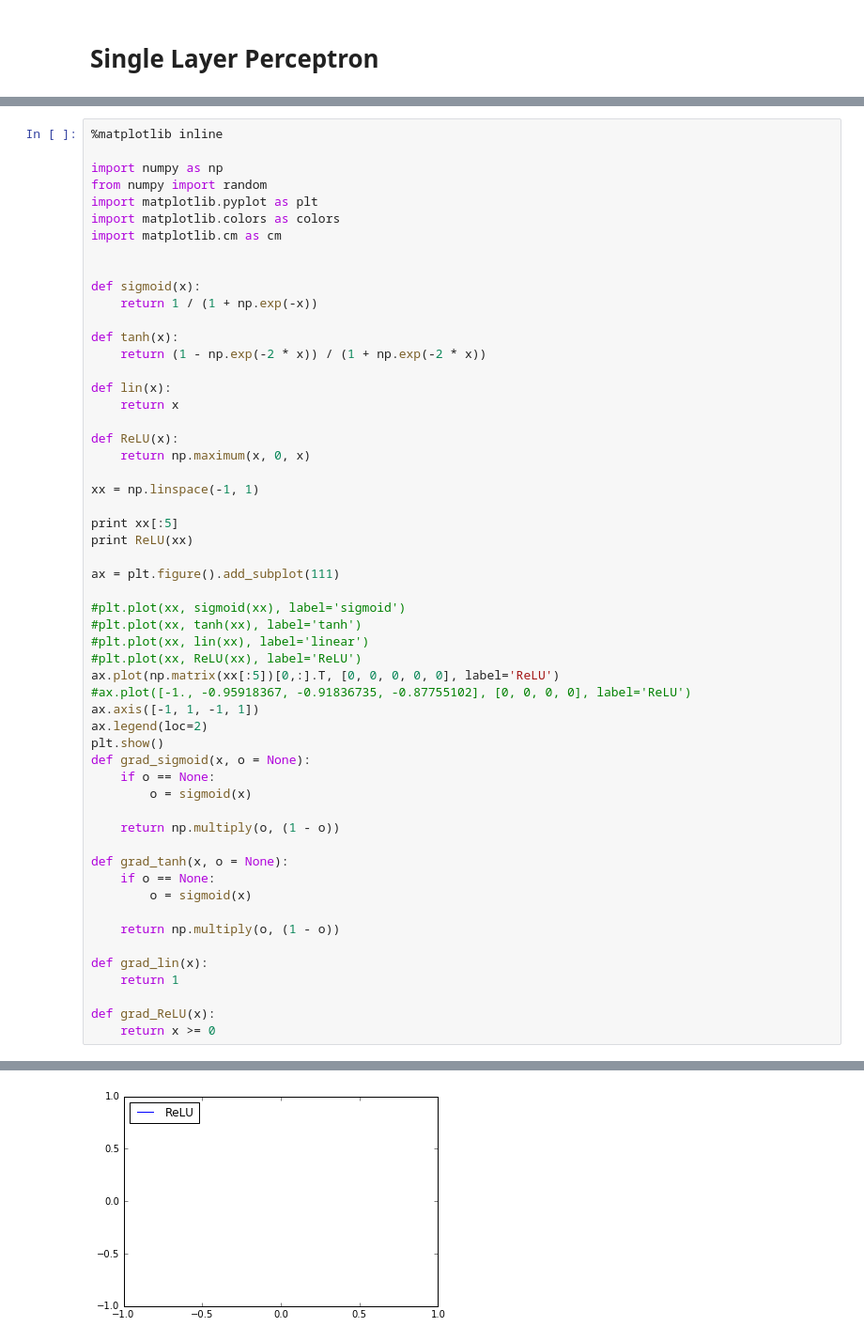
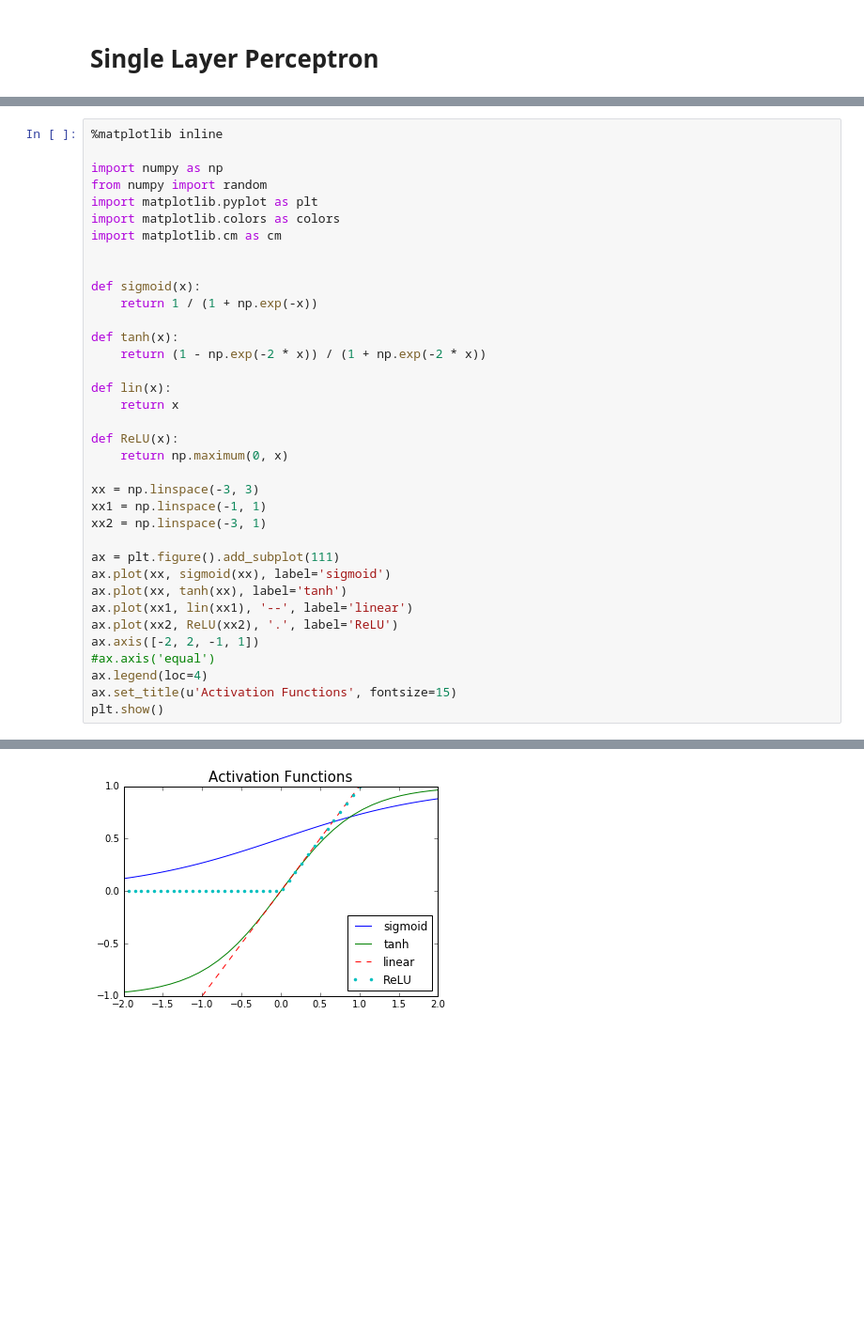
Before and after one commit to macromancer/DLTutorial_Python, a Jupyter notebook: SingleLayerPerceptron.ipynb, the cells around one changed output, grey strips where cells are left out. Shown at 94% size. Saved outputs shown, nothing was run; the diff lists cells and outputs as text; blank space fills up the shorter version.

```diff
--- a/SingleLayerPerceptron.ipynb
+++ b/SingleLayerPerceptron.ipynb
@@ -80,39 +76,20 @@ def lin(x):
     return x
 
 def ReLU(x):
-    return np.maximum(x, 0, x)
+    return np.maximum(0, x)
 
-xx = np.linspace(-1, 1)
-
-print xx[:5]
-print ReLU(xx)
+xx = np.linspace(-3, 3)
+xx1 = np.linspace(-1, 1)
+xx2 = np.linspace(-3, 1)
 
 ax = plt.figure().add_subplot(111)
-
-#plt.plot(xx, sigmoid(xx), label='sigmoid')
-#plt.plot(xx, tanh(xx), label='tanh')
-#plt.plot(xx, lin(xx), label='linear')
-#plt.plot(xx, ReLU(xx), label='ReLU')
-ax.plot(np.matrix(xx[:5])[0,:].T, [0, 0, 0, 0, 0], label='ReLU')
-#ax.plot([-1., -0.95918367, -0.91836735, -0.87755102], [0, 0, 0, 0], label='ReLU')
-ax.axis([-1, 1, -1, 1])
-ax.legend(loc=2)
+ax.plot(xx, sigmoid(xx), label='sigmoid')
+ax.plot(xx, tanh(xx), label='tanh')
+ax.plot(xx1, lin(xx1), '--', label='linear')
+ax.plot(xx2, ReLU(xx2), '.', label='ReLU')
+ax.axis([-2, 2, -1, 1])
+#ax.axis('equal')
+ax.legend(loc=4)
+ax.set_title(u'Activation Functions', fontsize=15)
 plt.show()
-def grad_sigmoid(x, o = None):
-    if o == None:
-        o = sigmoid(x)
-
-    return np.multiply(o, (1 - o))
-
-def grad_tanh(x, o = None):
-    if o == None:
-        o = sigmoid(x)
-
-    return np.multiply(o, (1 - o))
-
-def grad_lin(x):
-    return 1
-
-def grad_ReLU(x):
-    return x >= 0
 # %% [output]
@@ -128 +96 @@ def grad_ReLU(x):
-[figure, old version]
+[figure, new version]
```
Also changed, not shown: parts of 10 cells of this notebook.
